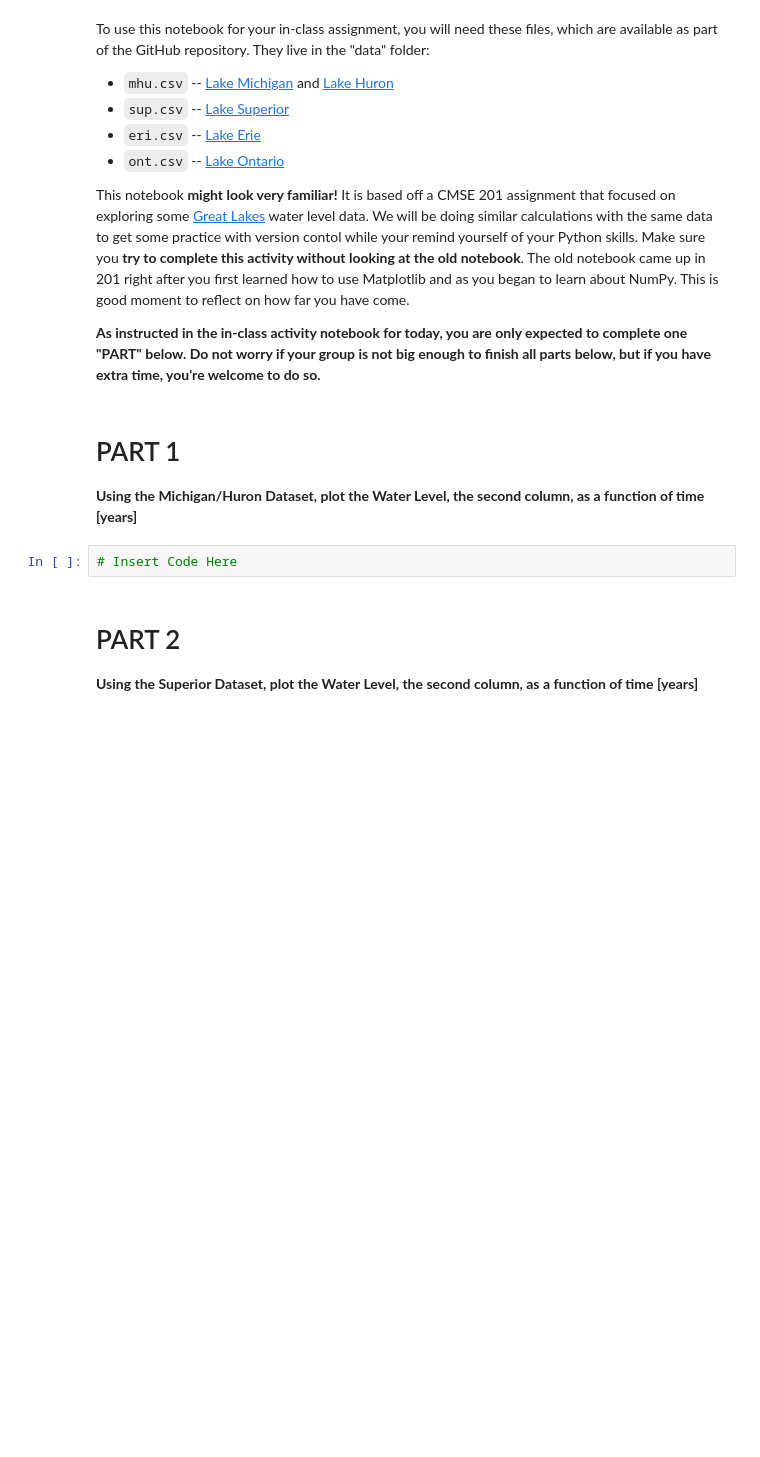
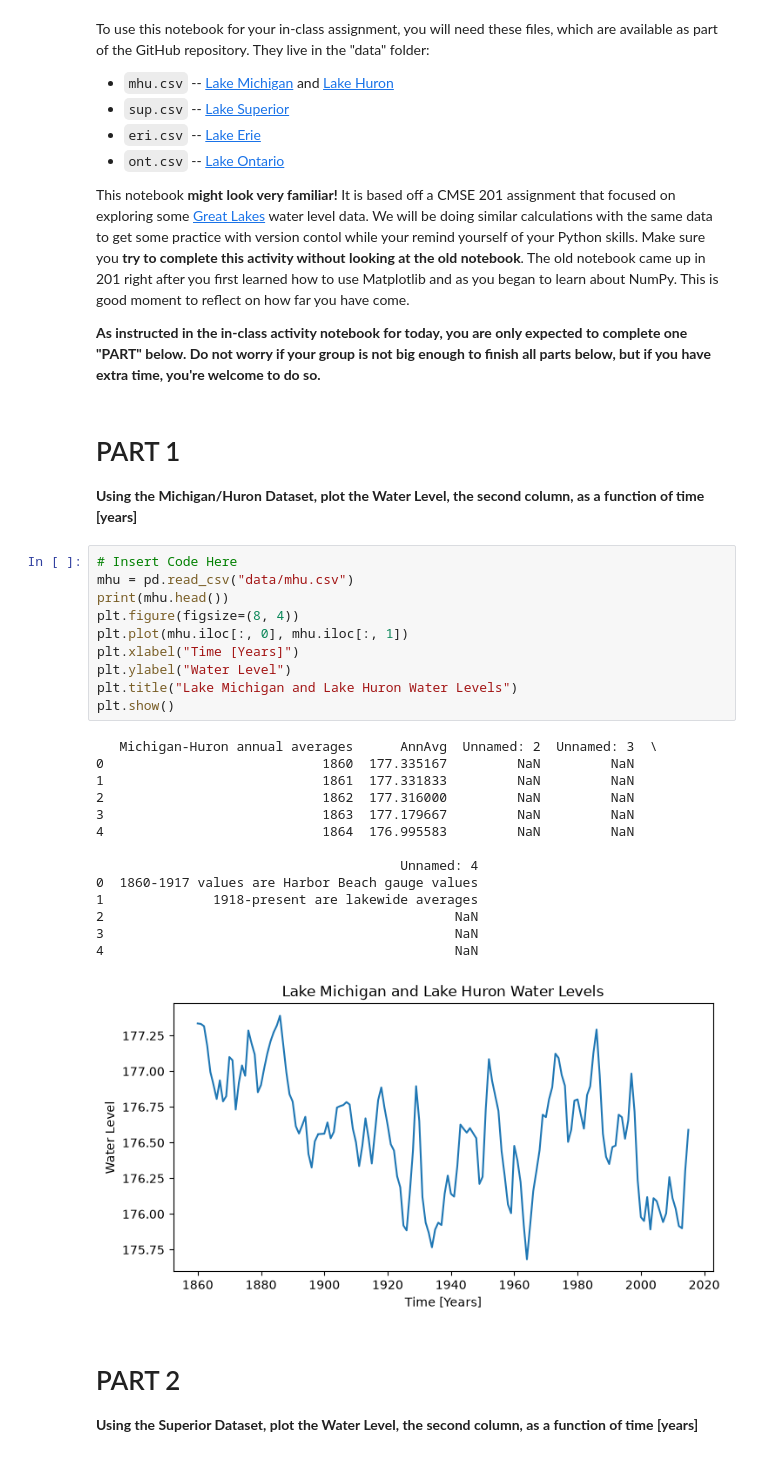
Before and after one commit to wesleyk1/CMSE202_Git_Started, a Jupyter notebook: Great_Lakes_and_Grand_River.ipynb, the cells around one changed output. Saved outputs shown, nothing was run; the diff lists cells and outputs as text; blank space fills up the shorter version.

```diff
--- a/Great_Lakes_and_Grand_River.ipynb
+++ b/Great_Lakes_and_Grand_River.ipynb
@@ -28,8 +28,31 @@ This notebook **might look very familiar!** It is based off a CMSE 201 assignmen
 # PART 1
 
 **Using the Michigan/Huron Dataset, plot the Water Level, the second column, as a function of time [years]**
-# %%
-# Insert Code Here
+# %%
+# Insert Code Here
+mhu = pd.read_csv("data/mhu.csv")
+print(mhu.head())
+plt.figure(figsize=(8, 4))
+plt.plot(mhu.iloc[:, 0], mhu.iloc[:, 1])
+plt.xlabel("Time [Years]")
+plt.ylabel("Water Level")
+plt.title("Lake Michigan and Lake Huron Water Levels")
+plt.show()
+# %% [output]
+   Michigan-Huron annual averages      AnnAvg  Unnamed: 2  Unnamed: 3  \
+0                            1860  177.335167         NaN         NaN
+1                            1861  177.331833         NaN         NaN
+2                            1862  177.316000         NaN         NaN
+3                            1863  177.179667         NaN         NaN
+4                            1864  176.995583         NaN         NaN
+
+                                       Unnamed: 4
+0  1860-1917 values are Harbor Beach gauge values
+1              1918-present are lakewide averages
+2                                             NaN
+3                                             NaN
+4                                             NaN
+[figure, added]
 # %% [markdown]
 # PART 2
 
```
Also changed, not shown: parts of 15 cells of this notebook.
